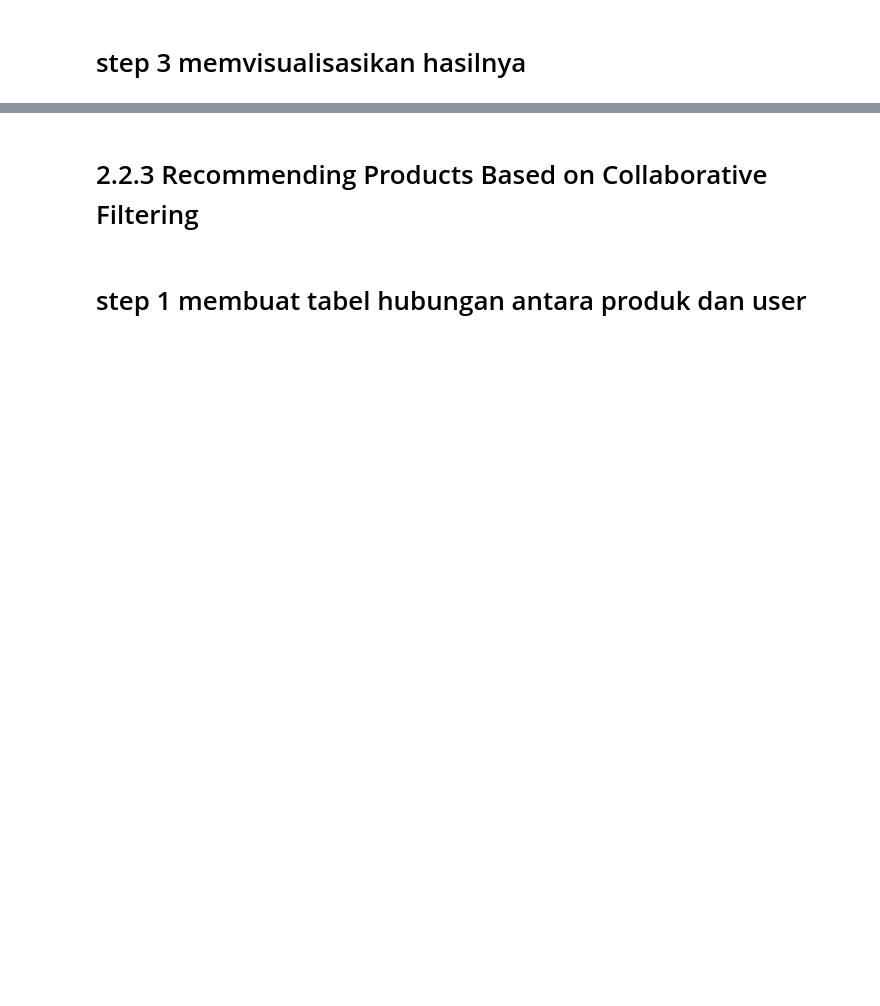
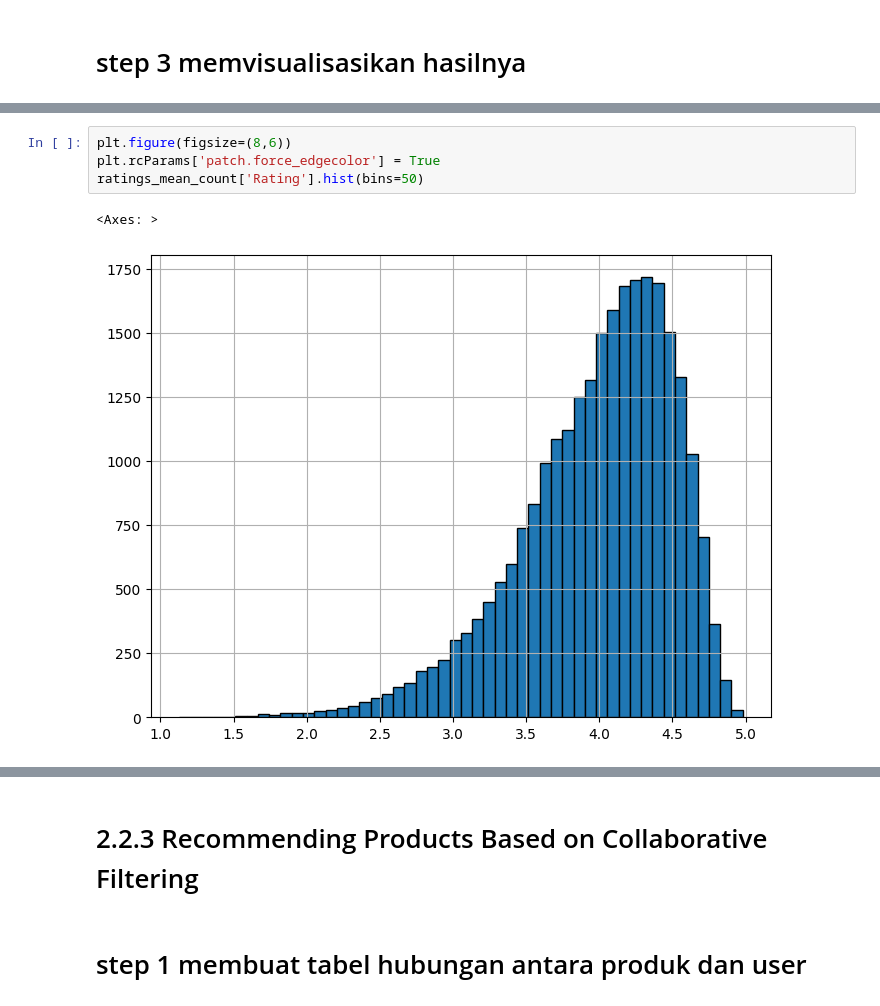
Before and after one commit to msaluck/lab-practice-ml-20232024-1, a Jupyter notebook: 2-H1A021066-MuhammadIlhamIsfadhillah/2-H1A021066-MuhammadIlhamIsfadhillah.ipynb, the cells around one changed output, grey strips where cells are left out. Cells and saved outputs as stored; diff of their text form; blank space fills up the shorter version.

```diff
--- a/2-H1A021066-MuhammadIlhamIsfadhillah/2-H1A021066-MuhammadIlhamIsfadhillah.ipynb
+++ b/2-H1A021066-MuhammadIlhamIsfadhillah/2-H1A021066-MuhammadIlhamIsfadhillah.ipynb
@@ -313,0 +265,7 @@ plt.show()
+# %%
+plt.figure(figsize=(8,6))
+plt.rcParams['patch.force_edgecolor'] = True
+ratings_mean_count['Rating'].hist(bins=50)
+# %% [output]
+<Axes: >
+[figure, added]
```
Also changed, not shown: parts of 76 cells of this notebook.
